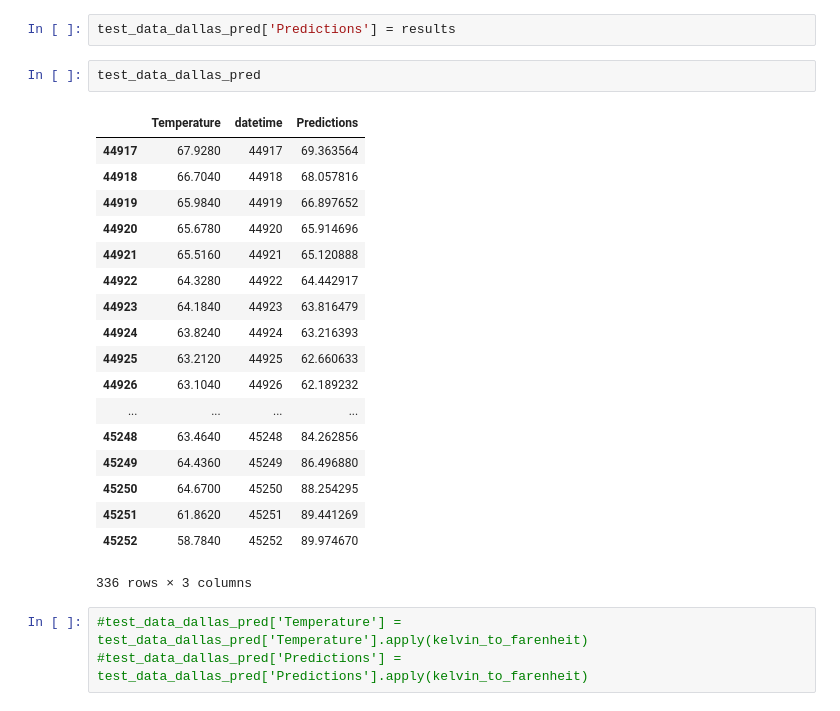
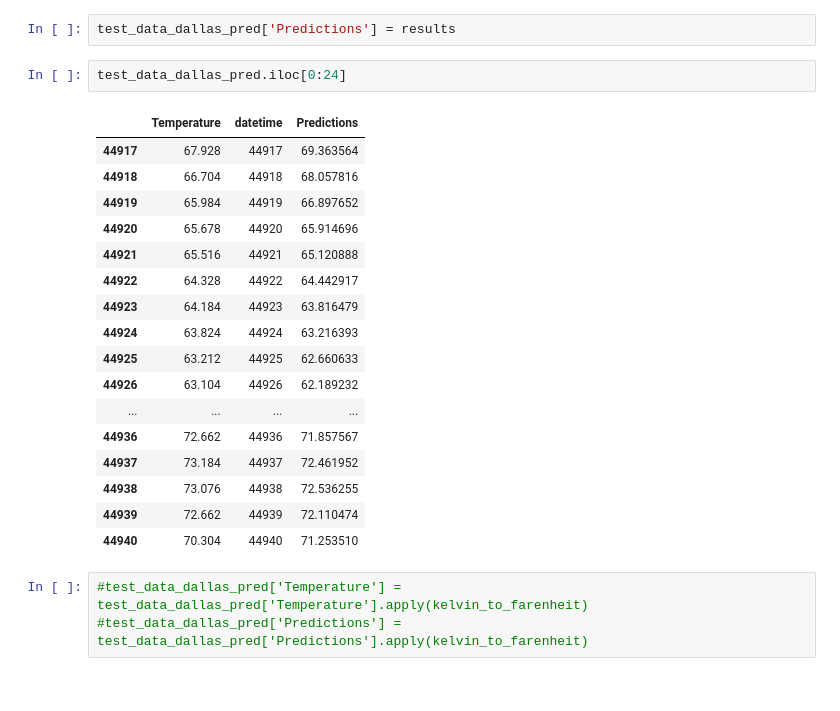
Before and after one commit to AmolMavuduru/WeatherForecastingRNNs, a Jupyter notebook: Weather Forecasting with RNNs.ipynb, the cells around one changed output. Cells and saved outputs as stored; diff of their text form.

```diff
--- a/Weather Forecasting with RNNs.ipynb
+++ b/Weather Forecasting with RNNs.ipynb
@@ -356,27 +356,26 @@ Name: Dallas, dtype: float64
 test_data_dallas_pred = pd.DataFrame({'datetime': test_data_dallas.index, 'Temperature': test_data_dallas})
 # %%
 test_data_dallas_pred['Predictions'] = results
-# %%
-test_data_dallas_pred
-# %% [output]
-|  | Temperature | datetime | Predictions |
-| 44917 | 67.9280 | 44917 | 69.363564 |
-| 44918 | 66.7040 | 44918 | 68.057816 |
-| 44919 | 65.9840 | 44919 | 66.897652 |
-| 44920 | 65.6780 | 44920 | 65.914696 |
-| 44921 | 65.5160 | 44921 | 65.120888 |
-| 44922 | 64.3280 | 44922 | 64.442917 |
-| 44923 | 64.1840 | 44923 | 63.816479 |
-| 44924 | 63.8240 | 44924 | 63.216393 |
-| 44925 | 63.2120 | 44925 | 62.660633 |
-| 44926 | 63.1040 | 44926 | 62.189232 |
-| ... | ... | ... | ... |
-| 45248 | 63.4640 | 45248 | 84.262856 |
-| 45249 | 64.4360 | 45249 | 86.496880 |
-| 45250 | 64.6700 | 45250 | 88.254295 |
-| 45251 | 61.8620 | 45251 | 89.441269 |
-| 45252 | 58.7840 | 45252 | 89.974670 |
-336 rows × 3 columns
+# %%
+test_data_dallas_pred.iloc[0:24]
+# %% [output]
+|  | Temperature | datetime | Predictions |
+| 44917 | 67.928 | 44917 | 69.363564 |
+| 44918 | 66.704 | 44918 | 68.057816 |
+| 44919 | 65.984 | 44919 | 66.897652 |
+| 44920 | 65.678 | 44920 | 65.914696 |
+| 44921 | 65.516 | 44921 | 65.120888 |
+| 44922 | 64.328 | 44922 | 64.442917 |
+| 44923 | 64.184 | 44923 | 63.816479 |
+| 44924 | 63.824 | 44924 | 63.216393 |
+| 44925 | 63.212 | 44925 | 62.660633 |
+| 44926 | 63.104 | 44926 | 62.189232 |
+| ... | ... | ... | ... |
+| 44936 | 72.662 | 44936 | 71.857567 |
+| 44937 | 73.184 | 44937 | 72.461952 |
+| 44938 | 73.076 | 44938 | 72.536255 |
+| 44939 | 72.662 | 44939 | 72.110474 |
+| 44940 | 70.304 | 44940 | 71.253510 |
 # %%
 #test_data_dallas_pred['Temperature'] = test_data_dallas_pred['Temperature'].apply(kelvin_to_farenheit)
 #test_data_dallas_pred['Predictions'] = test_data_dallas_pred['Predictions'].apply(kelvin_to_farenheit)
```
Also changed, not shown: parts of 4 cells of this notebook.
